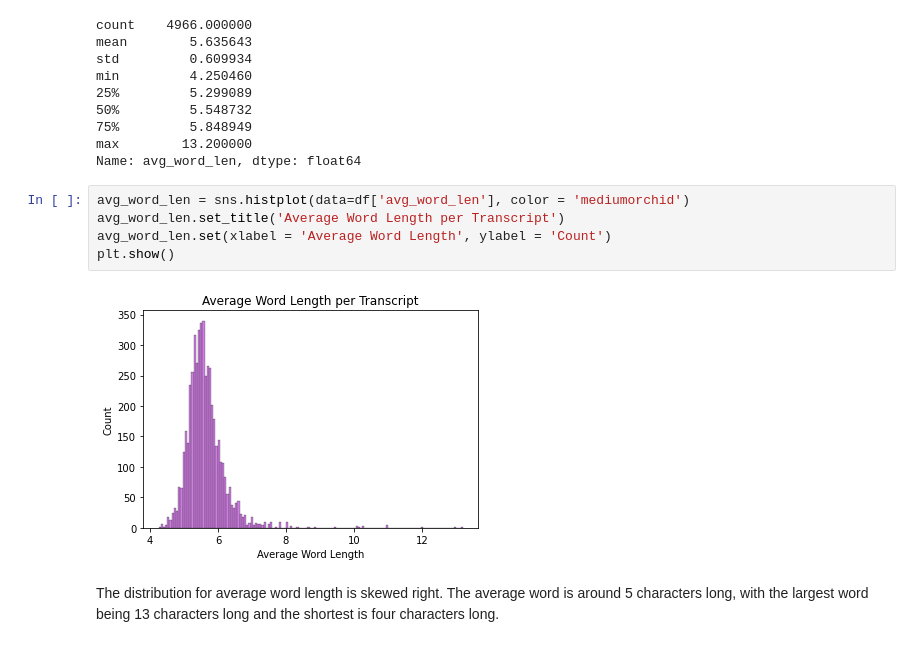
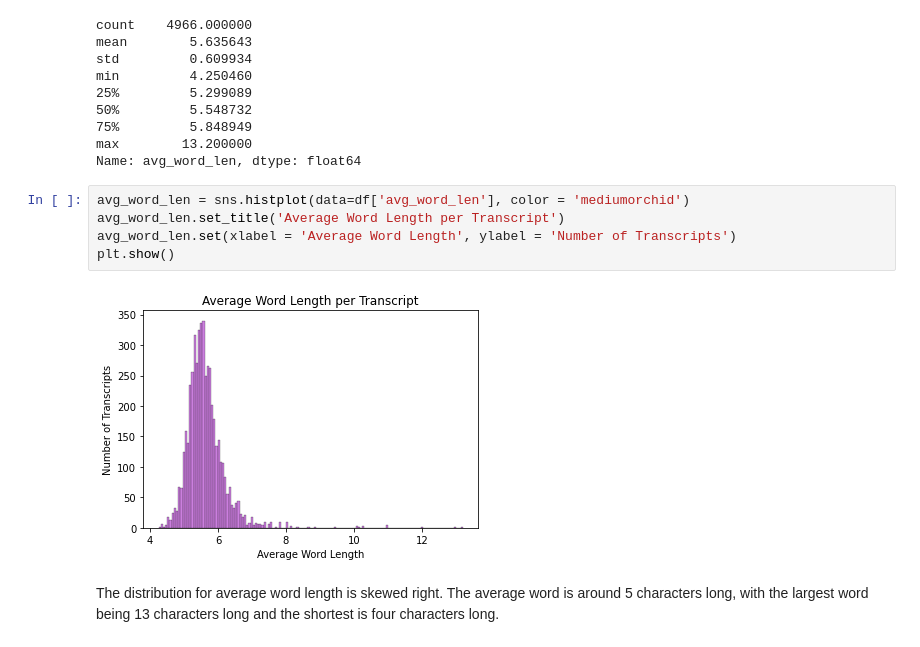
Before and after one commit to freyakuhlman/MedicalTranscriptionClassification, a Jupyter notebook: medical_transcription_data_analysis.ipynb, the cells around one changed output. Cells and saved outputs as stored; diff of their text form.

```diff
--- a/medical_transcription_data_analysis.ipynb
+++ b/medical_transcription_data_analysis.ipynb
@@ -215,10 +204,10 @@ Name: avg_word_len, dtype: float64
 # %%
 avg_word_len = sns.histplot(data=df['avg_word_len'], color = 'mediumorchid')
 avg_word_len.set_title('Average Word Length per Transcript')
-avg_word_len.set(xlabel = 'Average Word Length', ylabel = 'Count')
+avg_word_len.set(xlabel = 'Average Word Length', ylabel = 'Number of Transcripts')
 plt.show()
 # %% [output]
-[figure, old version]
+[figure, new version]
 # %% [markdown]
 The distribution for average word length is skewed right. The average word is around 5 characters long, with the largest word being 13 characters long and the shortest is four characters long.
 # %% [markdown]
```
Also changed, not shown: parts of 11 cells of this notebook.
